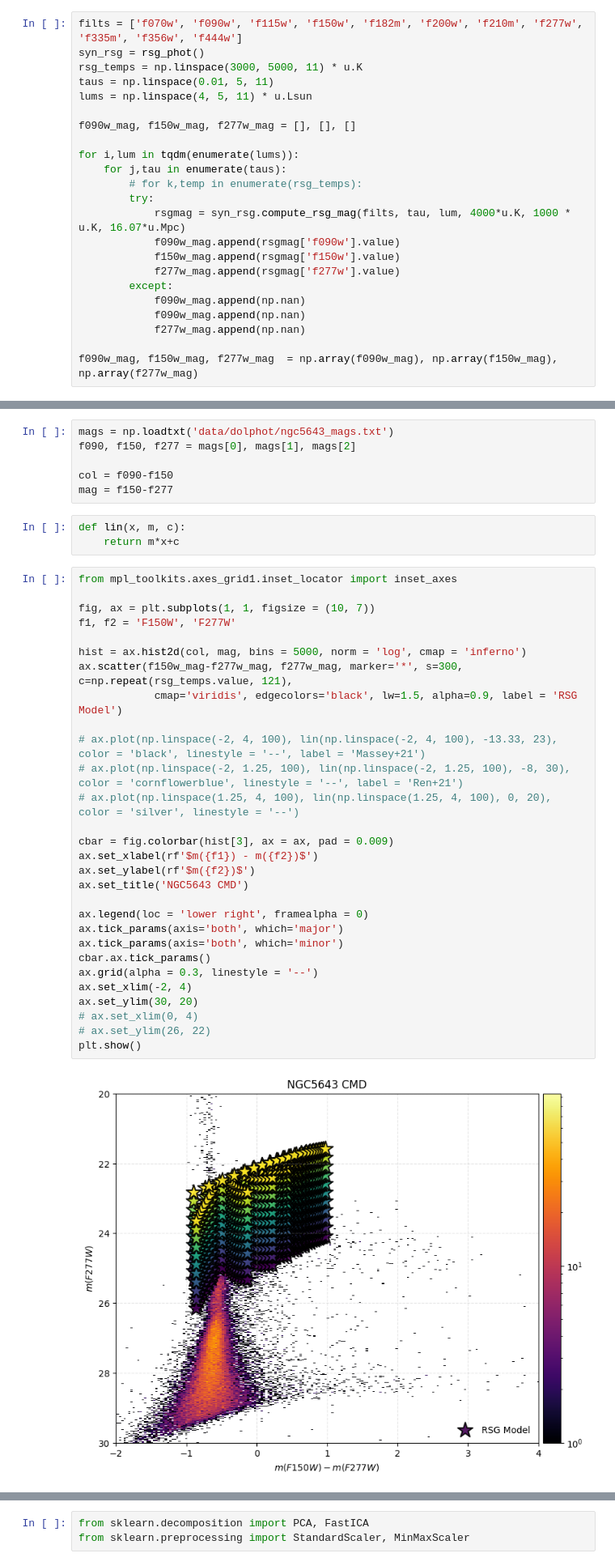
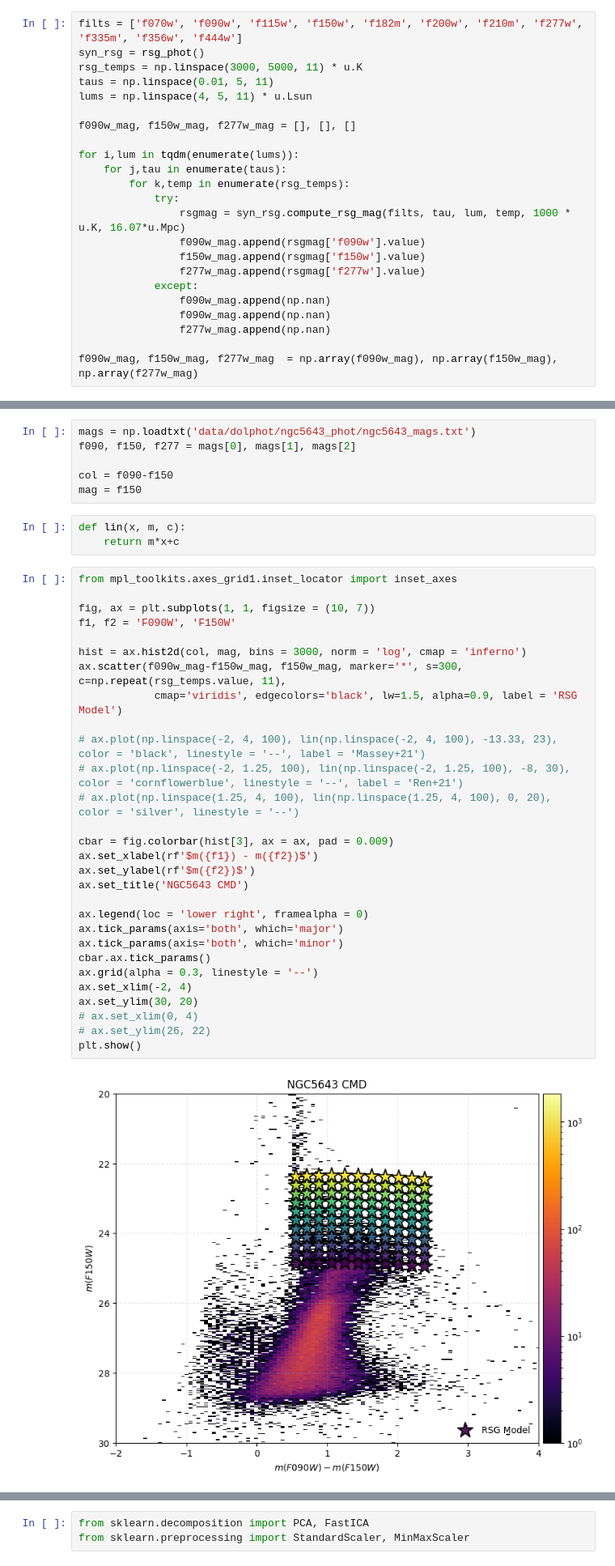
Before and after one commit to aswinsuresh24/rsg_phot, a Jupyter notebook: rsg_phot.ipynb, the cells around one changed output, grey strips where cells are left out. Shown at 81% size. Saved outputs shown, nothing was run; the diff lists cells and outputs as text.

```diff
--- a/rsg_phot.ipynb
+++ b/rsg_phot.ipynb
@@ -56,16 +59,16 @@ f090w_mag, f150w_mag, f277w_mag = [], [], []
 
 for i,lum in tqdm(enumerate(lums)):
     for j,tau in enumerate(taus):
-        # for k,temp in enumerate(rsg_temps):
-        try:
-            rsgmag = syn_rsg.compute_rsg_mag(filts, tau, lum, 4000*u.K, 1000 * u.K, 16.07*u.Mpc)
-            f090w_mag.append(rsgmag['f090w'].value)
-            f150w_mag.append(rsgmag['f150w'].value)
-            f277w_mag.append(rsgmag['f277w'].value)
-        except:
-            f090w_mag.append(np.nan)
-            f090w_mag.append(np.nan)
-            f277w_mag.append(np.nan)
+        for k,temp in enumerate(rsg_temps):
+            try:
+                rsgmag = syn_rsg.compute_rsg_mag(filts, tau, lum, temp, 1000 * u.K, 16.07*u.Mpc)
+                f090w_mag.append(rsgmag['f090w'].value)
+                f150w_mag.append(rsgmag['f150w'].value)
+                f277w_mag.append(rsgmag['f277w'].value)
+            except:
+                f090w_mag.append(np.nan)
+                f090w_mag.append(np.nan)
+                f277w_mag.append(np.nan)
 
 f090w_mag, f150w_mag, f277w_mag  = np.array(f090w_mag), np.array(f150w_mag), np.array(f277w_mag)
 # %%
@@ -83,43 +91,43 @@ plt.grid(alpha=0.3, linestyle='--')
 # %%
-mags = np.loadtxt('data/dolphot/ngc5643_mags.txt')
+mags = np.loadtxt('data/dolphot/ngc5643_phot/ngc5643_mags.txt')
 f090, f150, f277 = mags[0], mags[1], mags[2]
 
 col = f090-f150
-mag = f150-f277
+mag = f150
 # %%
 def lin(x, m, c):
     return m*x+c
 # %%
 from mpl_toolkits.axes_grid1.inset_locator import inset_axes
 
 fig, ax = plt.subplots(1, 1, figsize = (10, 7))
-f1, f2 = 'F150W', 'F277W'
+f1, f2 = 'F090W', 'F150W'
 
-hist = ax.hist2d(col, mag, bins = 5000, norm = 'log', cmap = 'inferno')
-ax.scatter(f150w_mag-f277w_mag, f277w_mag, marker='*', s=300, c=np.repeat(rsg_temps.value, 121),
+hist = ax.hist2d(col, mag, bins = 3000, norm = 'log', cmap = 'inferno')
+ax.scatter(f090w_mag-f150w_mag, f150w_mag, marker='*', s=300, c=np.repeat(rsg_temps.value, 11),
             cmap='viridis', edgecolors='black', lw=1.5, alpha=0.9, label = 'RSG Model')
 
 # ax.plot(np.linspace(-2, 4, 100), lin(np.linspace(-2, 4, 100), -13.33, 23), color = 'black', linestyle = '--', label = 'Massey+21')
 # ax.plot(np.linspace(-2, 1.25, 100), lin(np.linspace(-2, 1.25, 100), -8, 30), color = 'cornflowerblue', linestyle = '--', label = 'Ren+21')
 # ax.plot(np.linspace(1.25, 4, 100), lin(np.linspace(1.25, 4, 100), 0, 20), color = 'silver', linestyle = '--')
 
 cbar = fig.colorbar(hist[3], ax = ax, pad = 0.009)
 ax.set_xlabel(rf'$m({f1}) - m({f2})$')
 ax.set_ylabel(rf'$m({f2})$')
 ax.set_title('NGC5643 CMD')
 
 ax.legend(loc = 'lower right', framealpha = 0)
 ax.tick_params(axis='both', which='major')
 ax.tick_params(axis='both', which='minor')
 cbar.ax.tick_params()
 ax.grid(alpha = 0.3, linestyle = '--')
 ax.set_xlim(-2, 4)
 ax.set_ylim(30, 20)
 # ax.set_xlim(0, 4)
 # ax.set_ylim(26, 22)
 plt.show()
 # %% [output]
-[figure, old version]
+[figure, new version]
 # %%
 fig, ax = plt.subplots(1, 1, figsize = (10, 7))
 f1, f2, f3 = 'F090W', 'F150W', 'F277W'
```
Also changed, not shown: parts of 13 cells of this notebook, 3 other files.
